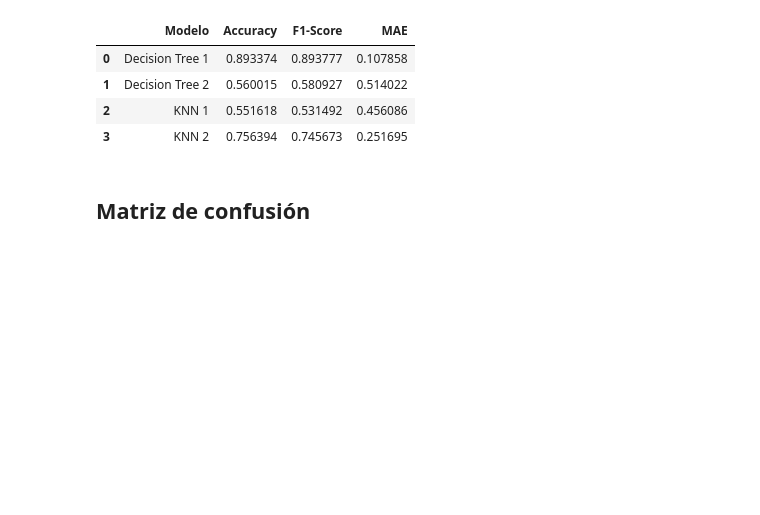
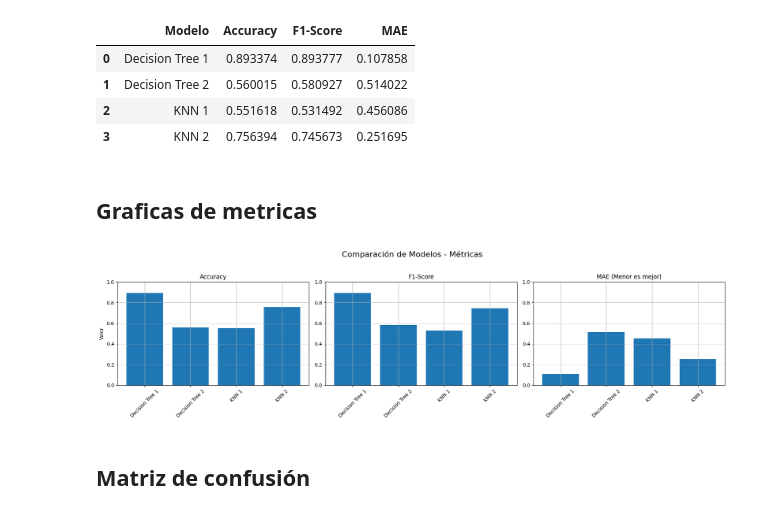
Before and after one commit to OlimpiaGarcia/Book_algorithm, a Jupyter notebook: Model_2.ipynb, the cells around one changed output. Drawn from its saved outputs; the diff is of its cells as text; code cells hidden in the pictures; blank space fills up the shorter version.

```diff
--- a/Model_2.ipynb
+++ b/Model_2.ipynb
@@ -978,6 +1013,12 @@ df_test
 | 1 | Decision Tree 2 | 0.560015 | 0.580927 | 0.514022 |
 | 2 | KNN 1 | 0.551618 | 0.531492 | 0.456086 |
 | 3 | KNN 2 | 0.756394 | 0.745673 | 0.251695 |
+# %% [markdown]
+## Graficas de metricas
+# %%
+graficar_metricas_modelos(df_test)
+# %% [output]
+[figure, added]
 # %% [markdown]
 ## Matriz de confusión
 # %%
```
Also changed, not shown: parts of 9 cells of this notebook.
